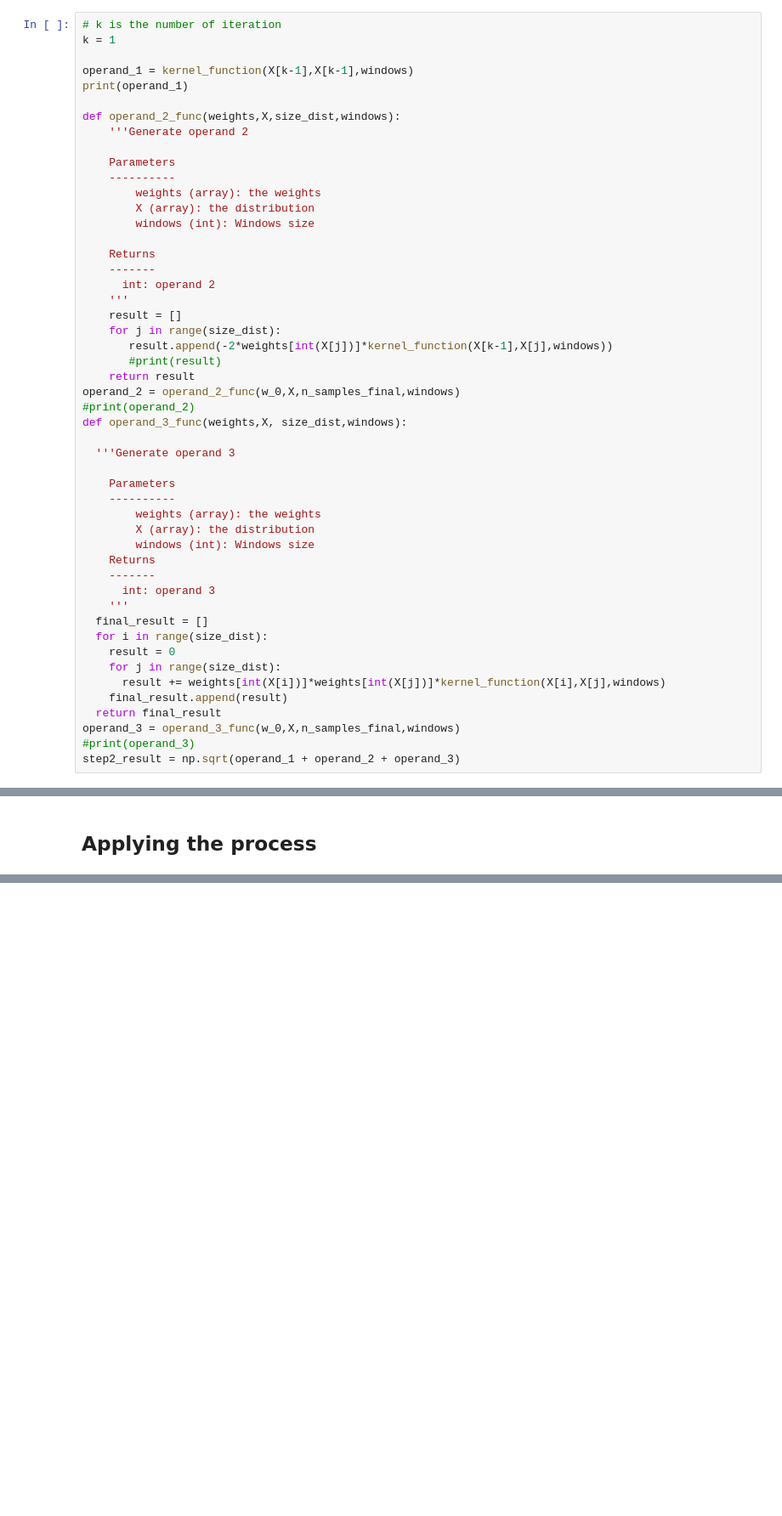
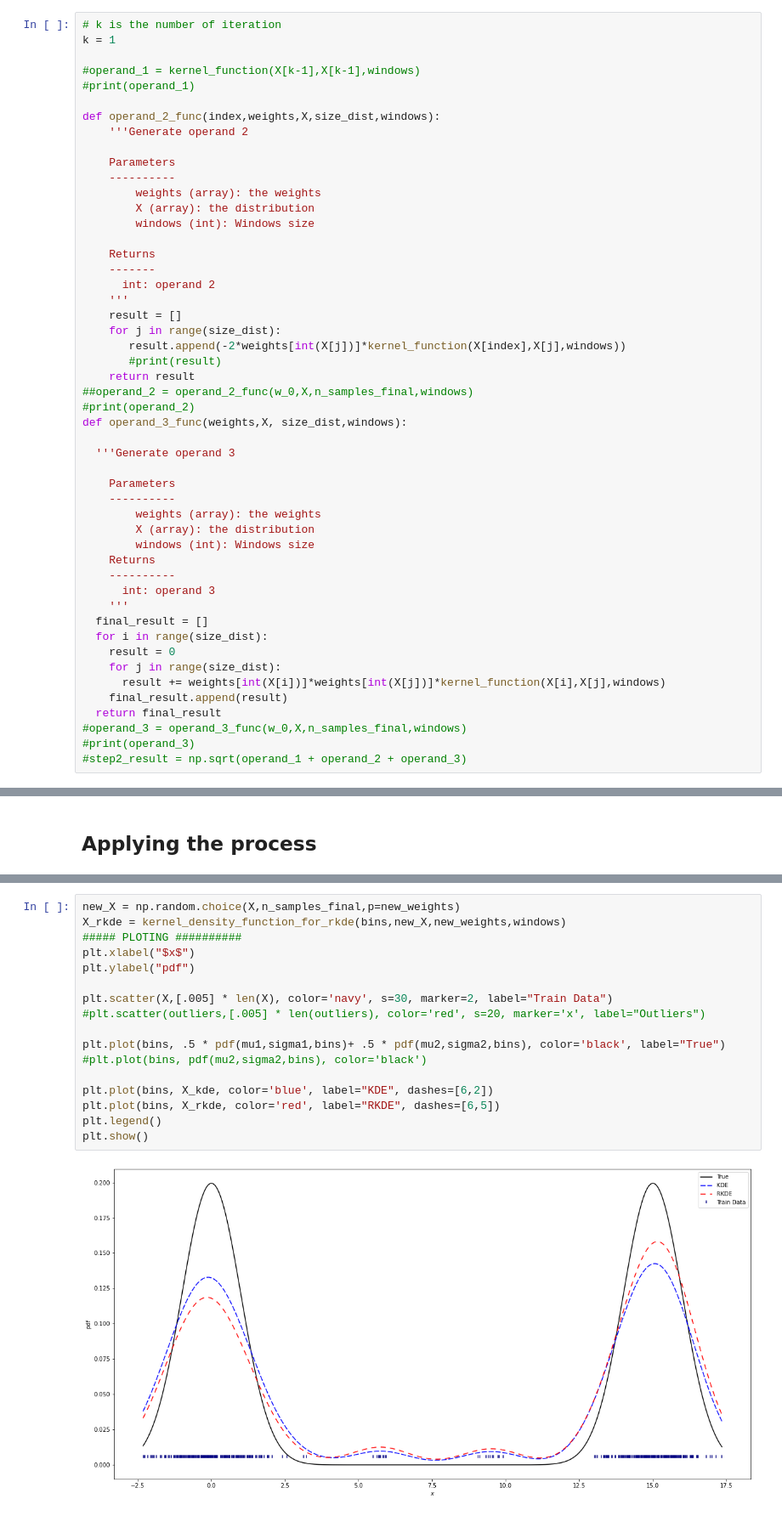
Before and after one commit to biad-iritie/RKDE_paper, a Jupyter notebook: RKDE.ipynb, the cells around one changed output, grey strips where cells are left out. Shown at 85% size. Saved outputs shown, nothing was run; the diff lists cells and outputs as text; blank space fills up the shorter version.

Commit message:
Update STEP5

```diff
--- a/RKDE.ipynb
+++ b/RKDE.ipynb
@@ -185,10 +187,10 @@ print(sum(w_0))
 # k is the number of iteration
 k = 1
 
-operand_1 = kernel_function(X[k-1],X[k-1],windows)
-print(operand_1)
+#operand_1 = kernel_function(X[k-1],X[k-1],windows)
+#print(operand_1)
 
-def operand_2_func(weights,X,size_dist,windows):
+def operand_2_func(index,weights,X,size_dist,windows):
     '''Generate operand 2
 
     Parameters
@@ -203,10 +205,10 @@ def operand_2_func(weights,X,size_dist,windows):
     '''
     result = []
     for j in range(size_dist):
-       result.append(-2*weights[int(X[j])]*kernel_function(X[k-1],X[j],windows))
+       result.append(-2*weights[int(X[j])]*kernel_function(X[index],X[j],windows))
        #print(result)
     return result
-operand_2 = operand_2_func(w_0,X,n_samples_final,windows)
+##operand_2 = operand_2_func(w_0,X,n_samples_final,windows)
 #print(operand_2)
 def operand_3_func(weights,X, size_dist,windows):
 
@@ -218,7 +220,7 @@ def operand_3_func(weights,X, size_dist,windows):
         X (array): the distribution
         windows (int): Windows size
     Returns
-    -------
+    ----------
       int: operand 3
     '''
   final_result = []
@@ -228,6 +230,6 @@ def operand_3_func(weights,X, size_dist,windows):
       result += weights[int(X[i])]*weights[int(X[j])]*kernel_function(X[i],X[j],windows)
     final_result.append(result)
   return final_result
-operand_3 = operand_3_func(w_0,X,n_samples_final,windows)
+#operand_3 = operand_3_func(w_0,X,n_samples_final,windows)
 #print(operand_3)
-step2_result = np.sqrt(operand_1 + operand_2 + operand_3)
+#step2_result = np.sqrt(operand_1 + operand_2 + operand_3)
@@ -362,0 +428,19 @@ else
+# %%
+new_X = np.random.choice(X,n_samples_final,p=new_weights)
+X_rkde = kernel_density_function_for_rkde(bins,new_X,new_weights,windows)
+##### PLOTING ##########
+plt.xlabel("$x$")
+plt.ylabel("pdf")
+
+plt.scatter(X,[.005] * len(X), color='navy', s=30, marker=2, label="Train Data")
+#plt.scatter(outliers,[.005] * len(outliers), color='red', s=20, marker='x', label="Outliers")
+
+plt.plot(bins, .5 * pdf(mu1,sigma1,bins)+ .5 * pdf(mu2,sigma2,bins), color='black', label="True")
+#plt.plot(bins, pdf(mu2,sigma2,bins), color='black')
+
+plt.plot(bins, X_kde, color='blue', label="KDE", dashes=[6,2])
+plt.plot(bins, X_rkde, color='red', label="RKDE", dashes=[6,5])
+plt.legend()
+plt.show()
+# %% [output]
+[figure, added]
```
Also changed, not shown: parts of 10 cells of this notebook, 2 other files.
